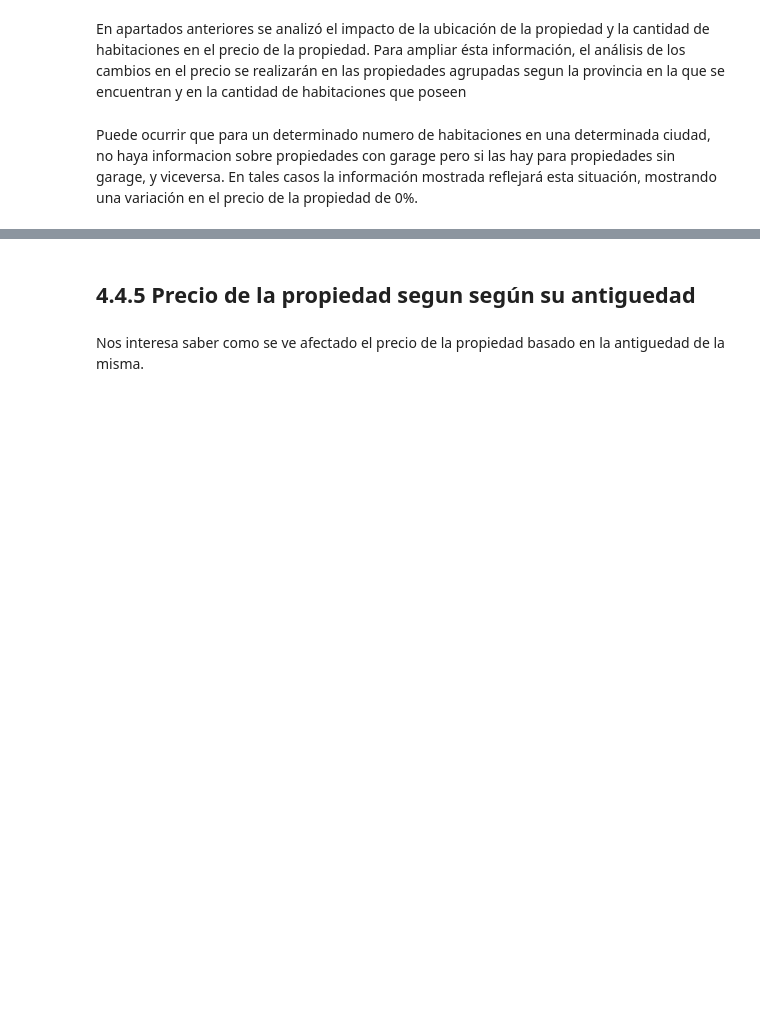
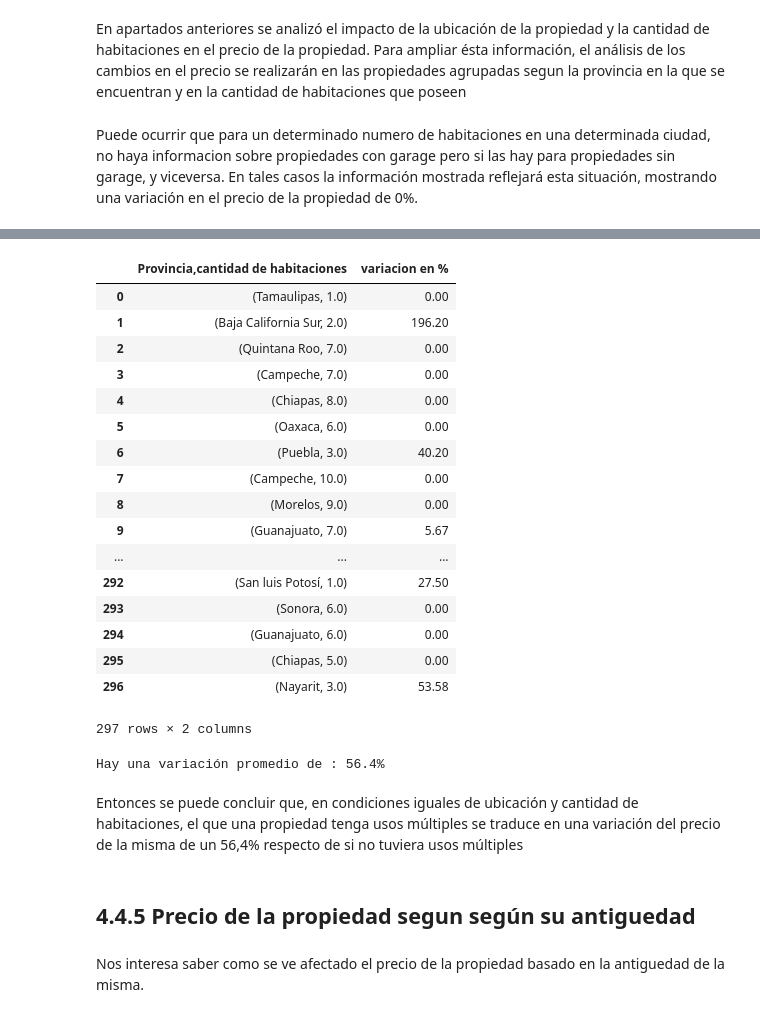
Before and after one commit to tomasSabao/TP1-OrganizacionDeDatos, a Jupyter notebook: TP1.ipynb, the cells around one changed output, grey strips where cells are left out. Drawn from its saved outputs; the diff is of its cells as text; code cells hidden in the pictures; blank space fills up the shorter version.

```diff
--- a/TP1.ipynb
+++ b/TP1.ipynb
@@ -525,3 +593,75 @@ df_muestra
+# %%
+df_variacion_precio_usos=df.groupby(['provincia','habitaciones','usosmultiples']).agg({'precio':'mean'})
+df_variacion_precio_usos.index
+indices_provincia=df_variacion_precio_usos.index.get_level_values(0)
+
+#lo siguiente lo hice a mano, porque no esta implementada una forma de hacer join con multiindices en pandas
+
+dicc={}
+
+#consigo todas las provincias que se tienen que recorrer
+indicesProvincias=df_variacion_precio_usos.index.get_level_values(0)
+#recorro las provincias
+for provincia in indicesProvincias:
+    serieDentroDeProvincia=df_variacion_precio_usos.loc[provincia]
+    indices_habitaciones=serieDentroDeProvincia.index.get_level_values(0)
+    #recorro las habitaciones dentro de un grupo provincia específico
+    for habitaciones in indices_habitaciones:
+        serieDentroDeHabitaciones=serieDentroDeProvincia.loc[habitaciones]
+        indices_usosMultiples=serieDentroDeHabitaciones.index.values
+        lista_precios=[]
+        for usosMultiples in indices_usosMultiples:
+            lista_precios.append(serieDentroDeHabitaciones.loc[usosMultiples])
+
+        #ahora que tengo todos los precios comparo
+        #si la longitud de la lista es igual a 1, significa que solamente habia un solo dato
+        #para esas características
+
+        if len(lista_precios)==1:
+            dicc[(provincia,habitaciones)]=0
+        else:
+            #la comparación se hace respecto al precio sin uso multiple
+            precioSinUso=float(lista_precios[0])
+            precioConUso=float(lista_precios[1])
+            diferencia=float(abs(precioSinUso-precioConUso))
+            porcentajeVariacion=round(((diferencia/precioSinUso)*100),2)
+            dicc[(provincia,habitaciones)]=porcentajeVariacion
+
+
+#y ahora queda mostrar la info:
+df_muestra=pd.DataFrame(list(dicc.items()))
+df_muestra.columns=['Provincia,cantidad de habitaciones','variacion en %']
+df_muestra
+# %% [output]
+|  | Provincia,cantidad de habitaciones | variacion en % |
+| 0 | (Tamaulipas, 1.0) | 0.00 |
+| 1 | (Baja California Sur, 2.0) | 196.20 |
+| 2 | (Quintana Roo, 7.0) | 0.00 |
+| 3 | (Campeche, 7.0) | 0.00 |
+| 4 | (Chiapas, 8.0) | 0.00 |
+| 5 | (Oaxaca, 6.0) | 0.00 |
+| 6 | (Puebla, 3.0) | 40.20 |
+| 7 | (Campeche, 10.0) | 0.00 |
+| 8 | (Morelos, 9.0) | 0.00 |
+| 9 | (Guanajuato, 7.0) | 5.67 |
+| ... | ... | ... |
+| 292 | (San luis Potosí, 1.0) | 27.50 |
+| 293 | (Sonora, 6.0) | 0.00 |
+| 294 | (Guanajuato, 6.0) | 0.00 |
+| 295 | (Chiapas, 5.0) | 0.00 |
+| 296 | (Nayarit, 3.0) | 53.58 |
+297 rows × 2 columns
+# %%
+#se lo pone más bonito
+df_muestra.columns=['provincia, habitaciones','variacion precio en %']
+#sacamos los ceros, porque no nos aportan informacion para el promedio
+df_muestra=df_muestra[df_muestra.loc[:,'variacion precio en %']!=0]
+variacion=round(float(df_muestra.apply('mean')),2)
+print("Hay una variación promedio de : "+ str(variacion)+"%")
+# %% [output]
+Hay una variación promedio de : 56.4%
+# %% [markdown]
+Entonces se puede concluir que, en condiciones iguales de ubicación y cantidad de habitaciones, el que una propiedad tenga usos múltiples se traduce en una variación del precio de la misma de un 56,4% respecto de si no tuviera usos múltiples
 # %% [markdown]
 ## 4.4.5 Precio de la propiedad segun según su antiguedad
 # %% [markdown]
```
Also changed, not shown: parts of 61 cells of this notebook.
